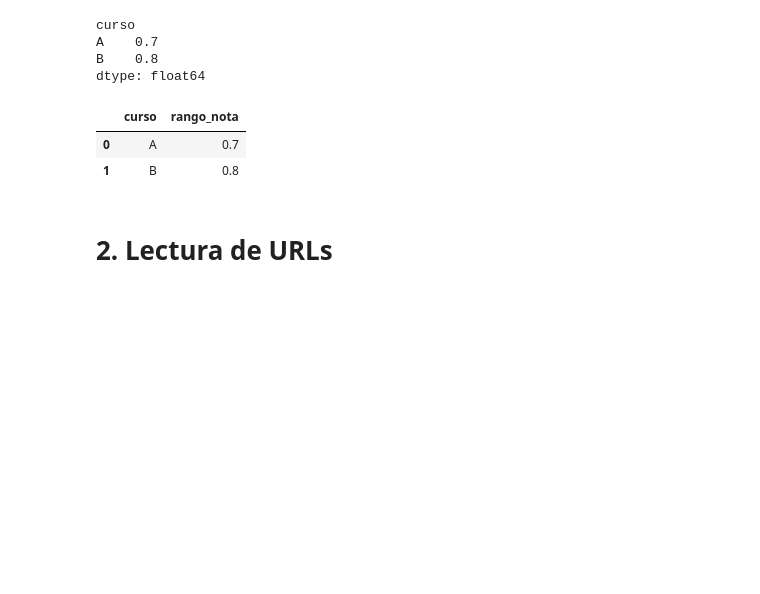
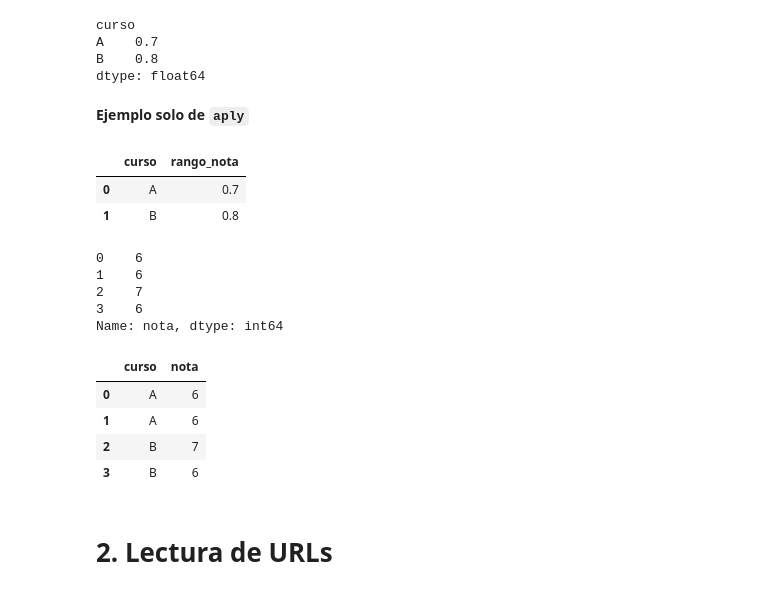
Before and after one commit to cony45678/IMT2200-Constanza-Alarcon, a Jupyter notebook: Ayudantías/A3/Material Ayudantía 3/A3.ipynb, the cells around one changed output. Saved outputs shown, nothing was run; the diff lists cells and outputs as text; code cells hidden in the pictures; blank space fills up the shorter version.

```diff
--- a/Ayudantías/A3/Material Ayudantía 3/A3.ipynb
+++ b/Ayudantías/A3/Material Ayudantía 3/A3.ipynb
@@ -432,6 +432,8 @@ curso
 A    0.7
 B    0.8
 dtype: float64
+# %% [markdown]
+**Ejemplo solo de `aply`**
 # %%
 # Es necesario el reset_index() porque el resultado de groupby + apply devuelve una Serie con el índice igual al grupo (en este caso 'curso').
 # Si queremos convertir esa Serie en un DataFrame y que 'curso' sea una columna normal (no el índice), usamos reset_index().
@@ -443,6 +445,28 @@ rango_por_curso_df
 |  | curso | rango_nota |
 | 0 | A | 0.7 |
 | 1 | B | 0.8 |
+# %%
+def redondear_columna(col):
+    return round(col)
+
+notas_redondeadas = datos['nota'].apply(redondear_columna)
+notas_redondeadas
+# %% [output]
+0    6
+1    6
+2    7
+3    6
+Name: nota, dtype: int64
+# %%
+datos_redondeados = datos.copy()  # Hacemos una copia del DataFrame original
+datos_redondeados['nota'] = notas_redondeadas  # Asignamos las notas redondeadas a la columna 'nota'
+datos_redondeados
+# %% [output]
+|  | curso | nota |
+| 0 | A | 6 |
+| 1 | A | 6 |
+| 2 | B | 7 |
+| 3 | B | 6 |
 # %% [markdown]
 # 2. Lectura de URLs
 # %%
```
Also changed, not shown: parts of 1 cell of this notebook.
